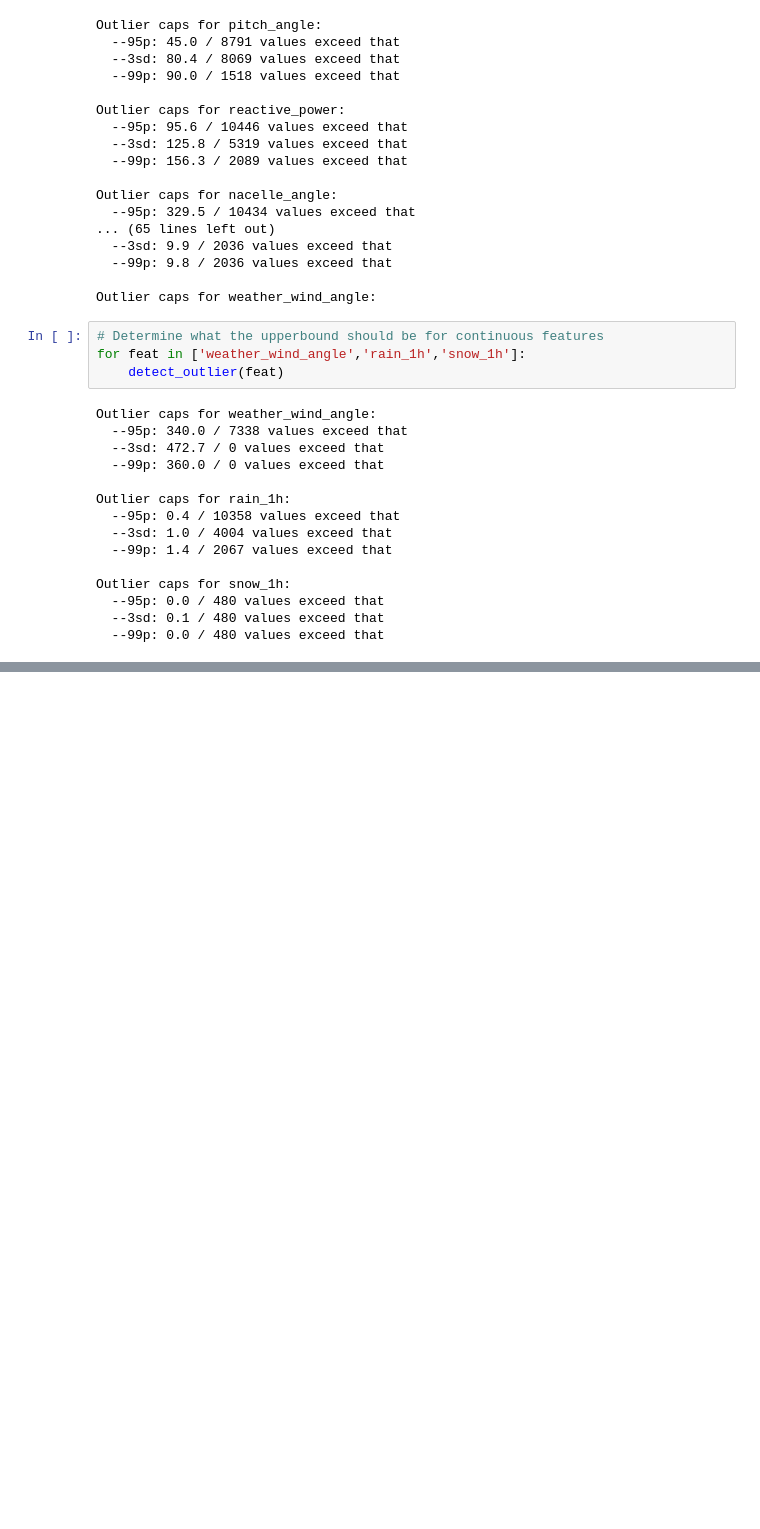
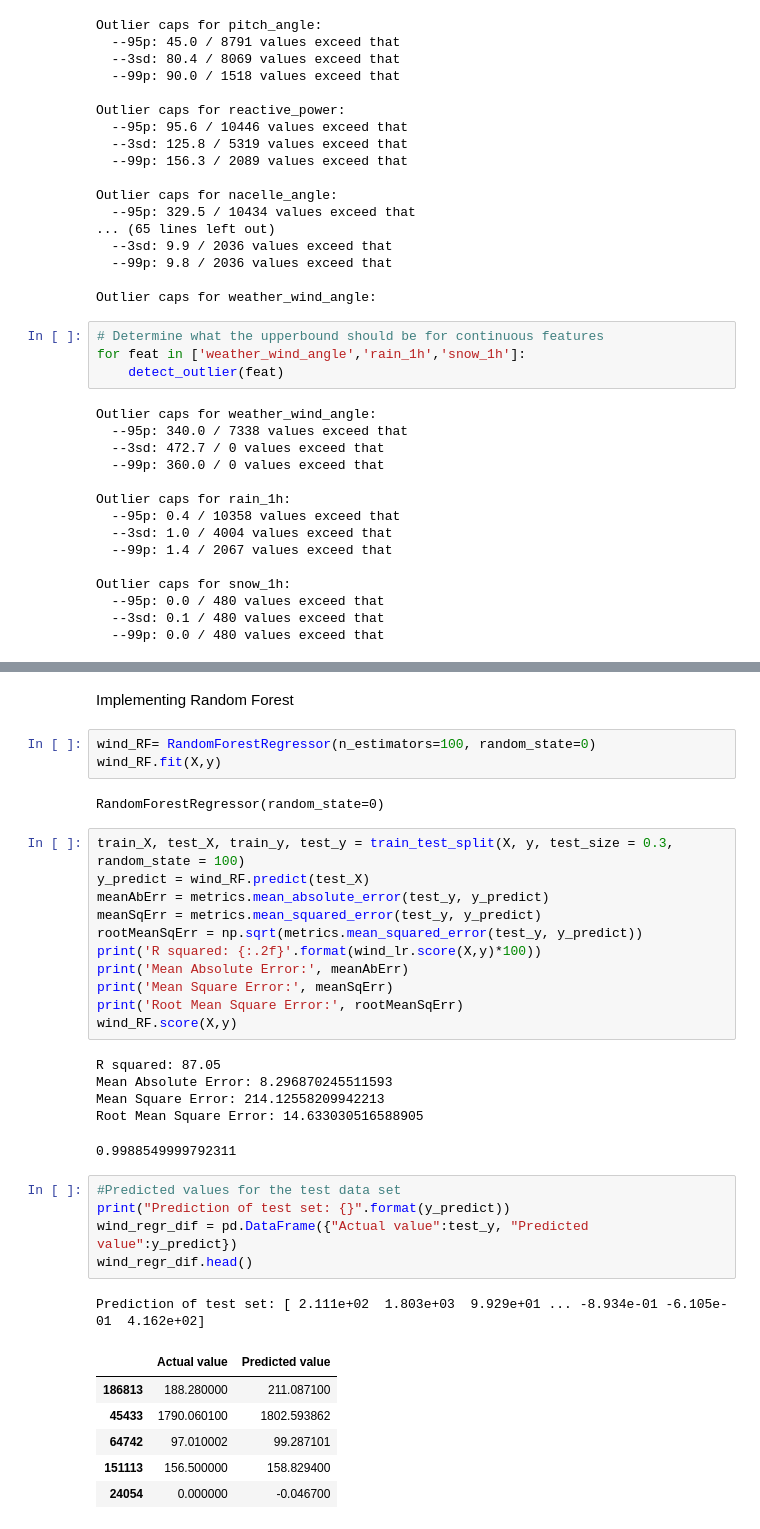
Before and after one commit to madhumitafilos/Collab, a Jupyter notebook: Feature_Engineering.ipynb, the cells around one changed output, grey strips where cells are left out. Saved outputs shown, nothing was run; the diff lists cells and outputs as text; blank space fills up the shorter version.

```diff
--- a/Feature_Engineering.ipynb
+++ b/Feature_Engineering.ipynb
@@ -193,0 +329,37 @@ Outlier caps for snow_1h:
+# %% [markdown]
+Implementing Random Forest
+# %%
+wind_RF= RandomForestRegressor(n_estimators=100, random_state=0)
+wind_RF.fit(X,y)
+# %% [output]
+RandomForestRegressor(random_state=0)
+# %%
+train_X, test_X, train_y, test_y = train_test_split(X, y, test_size = 0.3, random_state = 100)
+y_predict = wind_RF.predict(test_X)
+meanAbErr = metrics.mean_absolute_error(test_y, y_predict)
+meanSqErr = metrics.mean_squared_error(test_y, y_predict)
+rootMeanSqErr = np.sqrt(metrics.mean_squared_error(test_y, y_predict))
+print('R squared: {:.2f}'.format(wind_lr.score(X,y)*100))
+print('Mean Absolute Error:', meanAbErr)
+print('Mean Square Error:', meanSqErr)
+print('Root Mean Square Error:', rootMeanSqErr)
+wind_RF.score(X,y)
+# %% [output]
+R squared: 87.05
+Mean Absolute Error: 8.296870245511593
+Mean Square Error: 214.12558209942213
+Root Mean Square Error: 14.633030516588905
+0.9988549999792311
+# %%
+#Predicted values for the test data set
+print("Prediction of test set: {}".format(y_predict))
+wind_regr_dif = pd.DataFrame({"Actual value":test_y, "Predicted value":y_predict})
+wind_regr_dif.head()
+# %% [output]
+Prediction of test set: [ 2.111e+02  1.803e+03  9.929e+01 ... -8.934e-01 -6.105e-01  4.162e+02]
+|  | Actual value | Predicted value |
+| 186813 | 188.280000 | 211.087100 |
+| 45433 | 1790.060100 | 1802.593862 |
+| 64742 | 97.010002 | 99.287101 |
+| 151113 | 156.500000 | 158.829400 |
+| 24054 | 0.000000 | -0.046700 |
```
Also changed, not shown: parts of 22 cells of this notebook.
